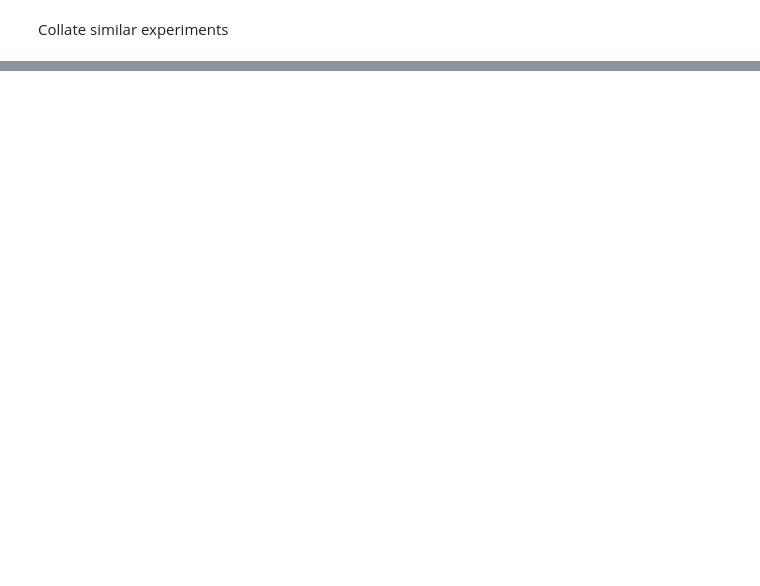
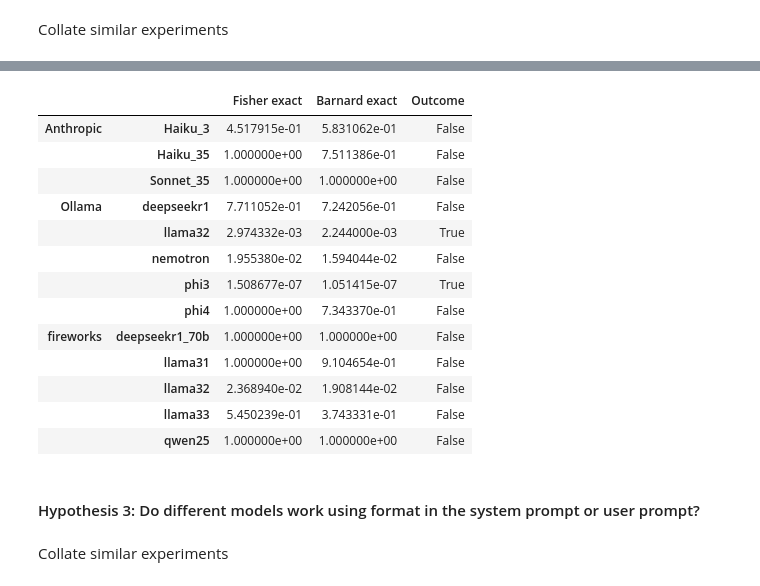
Before and after one commit to adocherty/mastering-structured-output, a Jupyter notebook: collate_and_test_results.ipynb, the cells around one changed output, grey strips where cells are left out. Cells and saved outputs as stored; diff of their text form; code cells hidden in the pictures; blank space fills up the shorter version.

```diff
--- a/collate_and_test_results.ipynb
+++ b/collate_and_test_results.ipynb
@@ -384,0 +556,13 @@ print(
+# %%
+combined_experiments_temp = {
+    "t=0": [
+        results_temp["structure_support_by_model_t0"],
+        results_temp_sup["structure_support_by_model_sys"],
+        results_temp_sup["structure_support_by_model_user"],
+    ],
+    "t=0.8": [
+        results_temp["structure_support_by_model_t08"],
+        results_sys_other["structure_support_by_model_sys"],
+        results_sys_other["structure_support_by_model_user"],
+    ],
+}
@@ -384,0 +639,25 @@ print(
+# %%
+compare_m_experiments(
+    combined_experiments_temp,
+    bonferroni=True,
+    alternative="two-sided",
+).sort_index(axis=0)
+# %% [output]
+|  |  | Fisher exact | Barnard exact | Outcome |
+| Anthropic | Haiku_3 | 4.517915e-01 | 5.831062e-01 | False |
+|  | Haiku_35 | 1.000000e+00 | 7.511386e-01 | False |
+|  | Sonnet_35 | 1.000000e+00 | 1.000000e+00 | False |
+| Ollama | deepseekr1 | 7.711052e-01 | 7.242056e-01 | False |
+|  | llama32 | 2.974332e-03 | 2.244000e-03 | True |
+|  | nemotron | 1.955380e-02 | 1.594044e-02 | False |
+|  | phi3 | 1.508677e-07 | 1.051415e-07 | True |
+|  | phi4 | 1.000000e+00 | 7.343370e-01 | False |
+| fireworks | deepseekr1_70b | 1.000000e+00 | 1.000000e+00 | False |
+|  | llama31 | 1.000000e+00 | 9.104654e-01 | False |
+|  | llama32 | 2.368940e-02 | 1.908144e-02 | False |
+|  | llama33 | 5.450239e-01 | 3.743331e-01 | False |
+|  | qwen25 | 1.000000e+00 | 1.000000e+00 | False |
+# %% [markdown]
+#### Hypothesis 3: Do different models work using format in the system prompt or user prompt?
+# %% [markdown]
+Collate similar experiments
```
Also changed, not shown: parts of 61 cells of this notebook, 3 other files.
